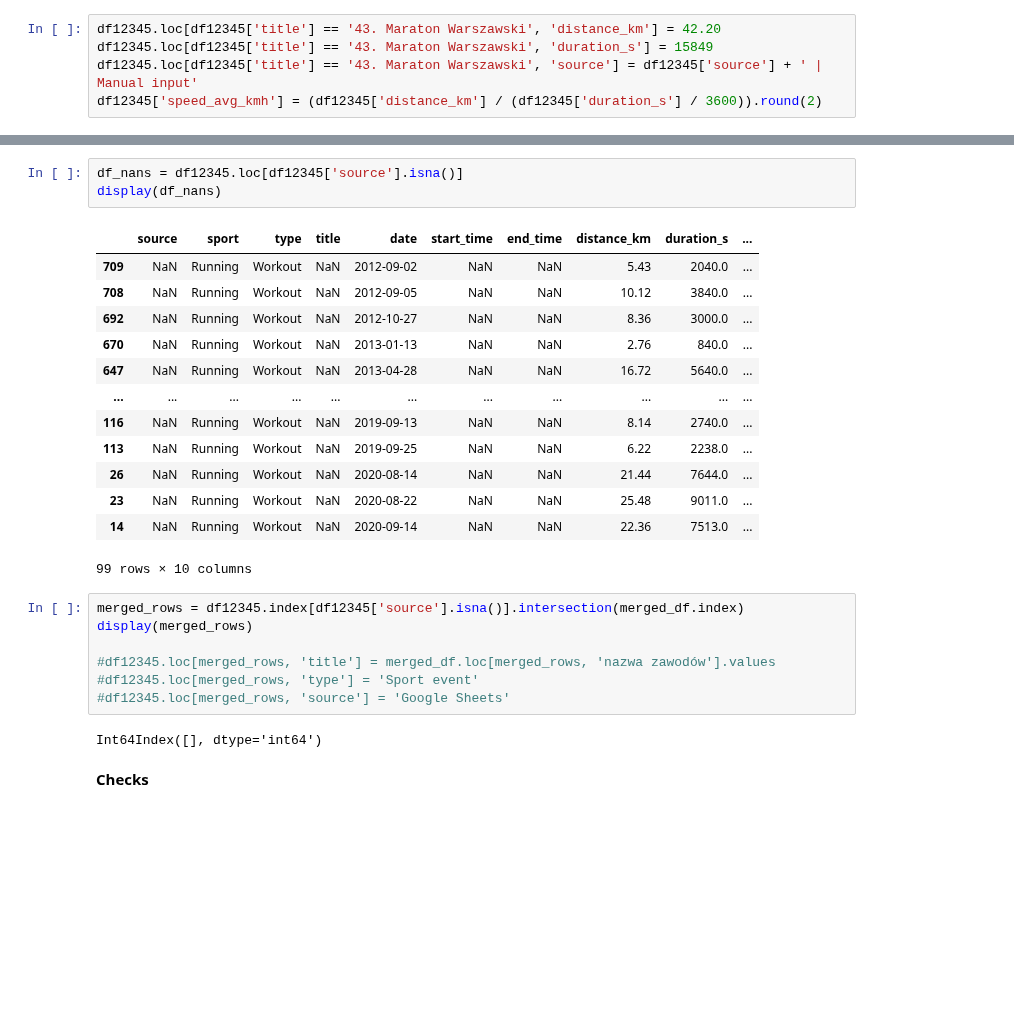
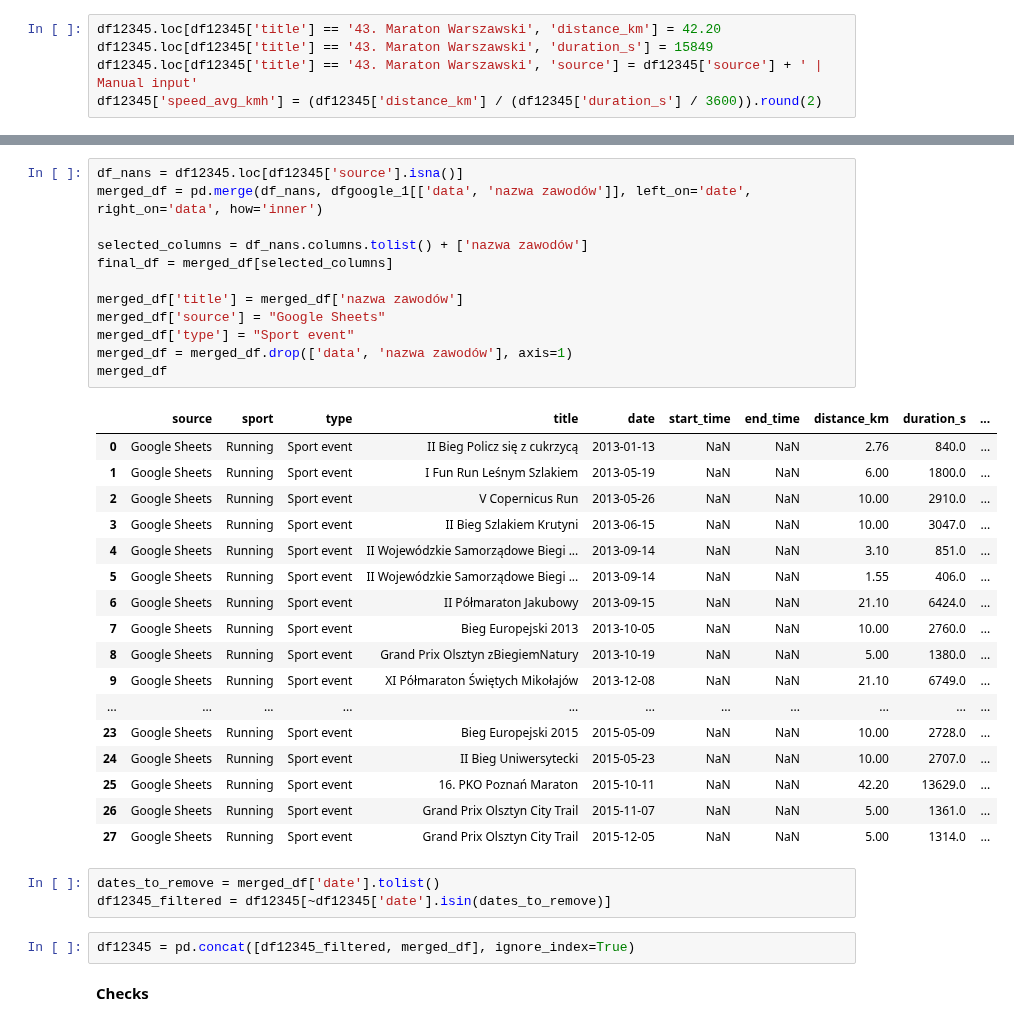
Before and after one commit to slazur83/Tableau, a Jupyter notebook: Workouts.ipynb, the cells around one changed output, grey strips where cells are left out. Cells and saved outputs as stored; diff of their text form; blank space fills up the shorter version.

```diff
--- a/Workouts.ipynb
+++ b/Workouts.ipynb
@@ -270,29 +252,38 @@ dfgoogle1
-# %%
-df_nans = df12345.loc[df12345['source'].isna()]
-display(df_nans)
-# %% [output]
-|  | source | sport | type | title | date | start_time | end_time | distance_km | duration_s | ... |
-| 709 | NaN | Running | Workout | NaN | 2012-09-02 | NaN | NaN | 5.43 | 2040.0 | ... |
-| 708 | NaN | Running | Workout | NaN | 2012-09-05 | NaN | NaN | 10.12 | 3840.0 | ... |
-| 692 | NaN | Running | Workout | NaN | 2012-10-27 | NaN | NaN | 8.36 | 3000.0 | ... |
-| 670 | NaN | Running | Workout | NaN | 2013-01-13 | NaN | NaN | 2.76 | 840.0 | ... |
-| 647 | NaN | Running | Workout | NaN | 2013-04-28 | NaN | NaN | 16.72 | 5640.0 | ... |
-| ... | ... | ... | ... | ... | ... | ... | ... | ... | ... | ... |
-| 116 | NaN | Running | Workout | NaN | 2019-09-13 | NaN | NaN | 8.14 | 2740.0 | ... |
-| 113 | NaN | Running | Workout | NaN | 2019-09-25 | NaN | NaN | 6.22 | 2238.0 | ... |
-| 26 | NaN | Running | Workout | NaN | 2020-08-14 | NaN | NaN | 21.44 | 7644.0 | ... |
-| 23 | NaN | Running | Workout | NaN | 2020-08-22 | NaN | NaN | 25.48 | 9011.0 | ... |
-| 14 | NaN | Running | Workout | NaN | 2020-09-14 | NaN | NaN | 22.36 | 7513.0 | ... |
-99 rows × 10 columns
-# %%
-merged_rows = df12345.index[df12345['source'].isna()].intersection(merged_df.index)
-display(merged_rows)
-
-#df12345.loc[merged_rows, 'title'] = merged_df.loc[merged_rows, 'nazwa zawodów'].values
-#df12345.loc[merged_rows, 'type'] = 'Sport event'
-#df12345.loc[merged_rows, 'source'] = 'Google Sheets'
-# %% [output]
-Int64Index([], dtype='int64')
+# %%
+df_nans = df12345.loc[df12345['source'].isna()]
+merged_df = pd.merge(df_nans, dfgoogle_1[['data', 'nazwa zawodów']], left_on='date', right_on='data', how='inner')
+
+selected_columns = df_nans.columns.tolist() + ['nazwa zawodów']
+final_df = merged_df[selected_columns]
+
+merged_df['title'] = merged_df['nazwa zawodów']
+merged_df['source'] = "Google Sheets"
+merged_df['type'] = "Sport event"
+merged_df = merged_df.drop(['data', 'nazwa zawodów'], axis=1)
+merged_df
+# %% [output]
+|  | source | sport | type | title | date | start_time | end_time | distance_km | duration_s | ... |
+| 0 | Google Sheets | Running | Sport event | II Bieg Policz się z cukrzycą | 2013-01-13 | NaN | NaN | 2.76 | 840.0 | ... |
+| 1 | Google Sheets | Running | Sport event | I Fun Run Leśnym Szlakiem | 2013-05-19 | NaN | NaN | 6.00 | 1800.0 | ... |
+| 2 | Google Sheets | Running | Sport event | V Copernicus Run | 2013-05-26 | NaN | NaN | 10.00 | 2910.0 | ... |
+| 3 | Google Sheets | Running | Sport event | II Bieg Szlakiem Krutyni | 2013-06-15 | NaN | NaN | 10.00 | 3047.0 | ... |
+| 4 | Google Sheets | Running | Sport event | II Wojewódzkie Samorządowe Biegi ... | 2013-09-14 | NaN | NaN | 3.10 | 851.0 | ... |
+| 5 | Google Sheets | Running | Sport event | II Wojewódzkie Samorządowe Biegi ... | 2013-09-14 | NaN | NaN | 1.55 | 406.0 | ... |
+| 6 | Google Sheets | Running | Sport event | II Półmaraton Jakubowy | 2013-09-15 | NaN | NaN | 21.10 | 6424.0 | ... |
+| 7 | Google Sheets | Running | Sport event | Bieg Europejski 2013 | 2013-10-05 | NaN | NaN | 10.00 | 2760.0 | ... |
+| 8 | Google Sheets | Running | Sport event | Grand Prix Olsztyn zBiegiemNatury | 2013-10-19 | NaN | NaN | 5.00 | 1380.0 | ... |
+| 9 | Google Sheets | Running | Sport event | XI Półmaraton Świętych Mikołajów | 2013-12-08 | NaN | NaN | 21.10 | 6749.0 | ... |
+| ... | ... | ... | ... | ... | ... | ... | ... | ... | ... | ... |
+| 23 | Google Sheets | Running | Sport event | Bieg Europejski 2015 | 2015-05-09 | NaN | NaN | 10.00 | 2728.0 | ... |
+| 24 | Google Sheets | Running | Sport event | II Bieg Uniwersytecki | 2015-05-23 | NaN | NaN | 10.00 | 2707.0 | ... |
+| 25 | Google Sheets | Running | Sport event | 16. PKO Poznań Maraton | 2015-10-11 | NaN | NaN | 42.20 | 13629.0 | ... |
+| 26 | Google Sheets | Running | Sport event | Grand Prix Olsztyn City Trail | 2015-11-07 | NaN | NaN | 5.00 | 1361.0 | ... |
+| 27 | Google Sheets | Running | Sport event | Grand Prix Olsztyn City Trail | 2015-12-05 | NaN | NaN | 5.00 | 1314.0 | ... |
+# %%
+dates_to_remove = merged_df['date'].tolist()
+df12345_filtered = df12345[~df12345['date'].isin(dates_to_remove)]
+# %%
+df12345 = pd.concat([df12345_filtered, merged_df], ignore_index=True)
 # %% [markdown]
 **Checks**
 # %%
```
Also changed, not shown: parts of 7 cells of this notebook.
